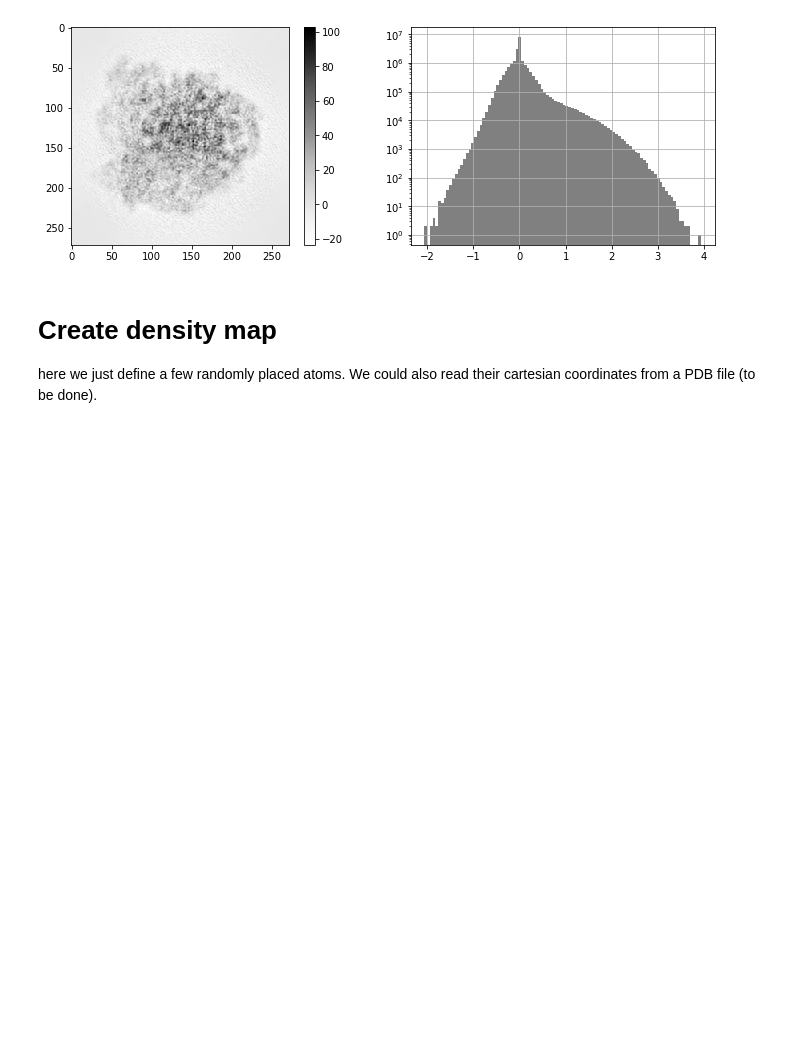
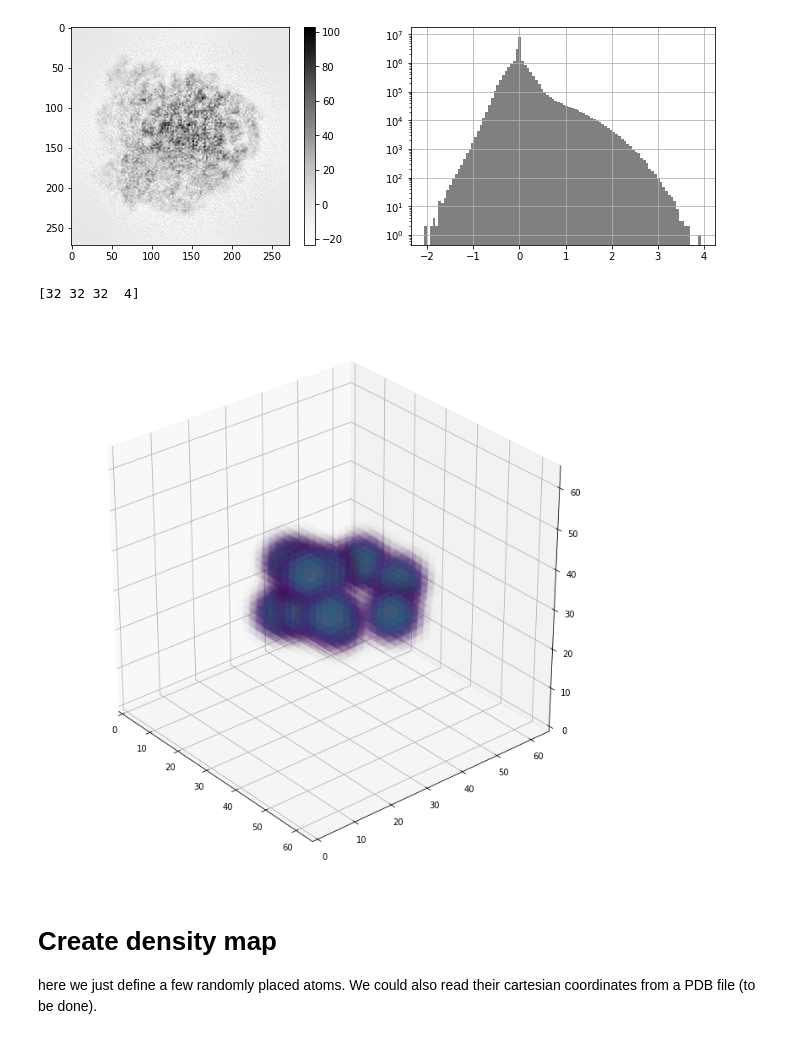
Before and after one commit to fredericpoitevin/gmm-cryoem, a Jupyter notebook: notebooks/Create or Load Density Maps.ipynb, the cells around one changed output. Drawn from its saved outputs; the diff is of its cells as text; code cells hidden in the pictures; blank space fills up the shorter version.

```diff
--- a/notebooks/Create or Load Density Maps.ipynb
+++ b/notebooks/Create or Load Density Maps.ipynb
@@ -59,3 +111,8 @@ show_volume(volume)
+# %%
+plot_cube(density_volume)
+# %% [output]
+[32 32 32  4]
+[figure, added]
 # %% [markdown]
 # Create density map
 here we just define a few randomly placed atoms. We could also read their cartesian coordinates from a PDB file (to be done).
```
Also changed, not shown: parts of 2 cells of this notebook, 4 other files.
